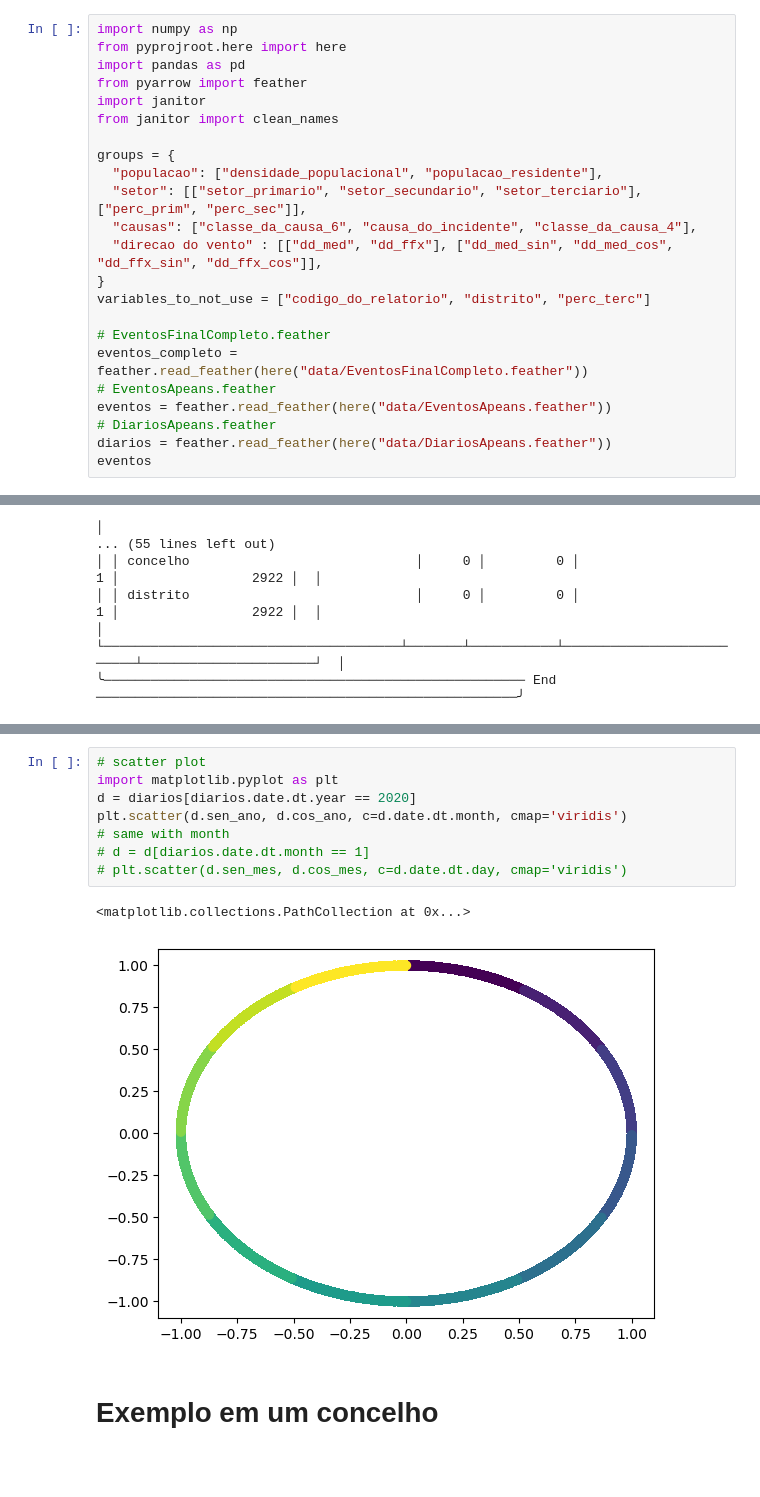
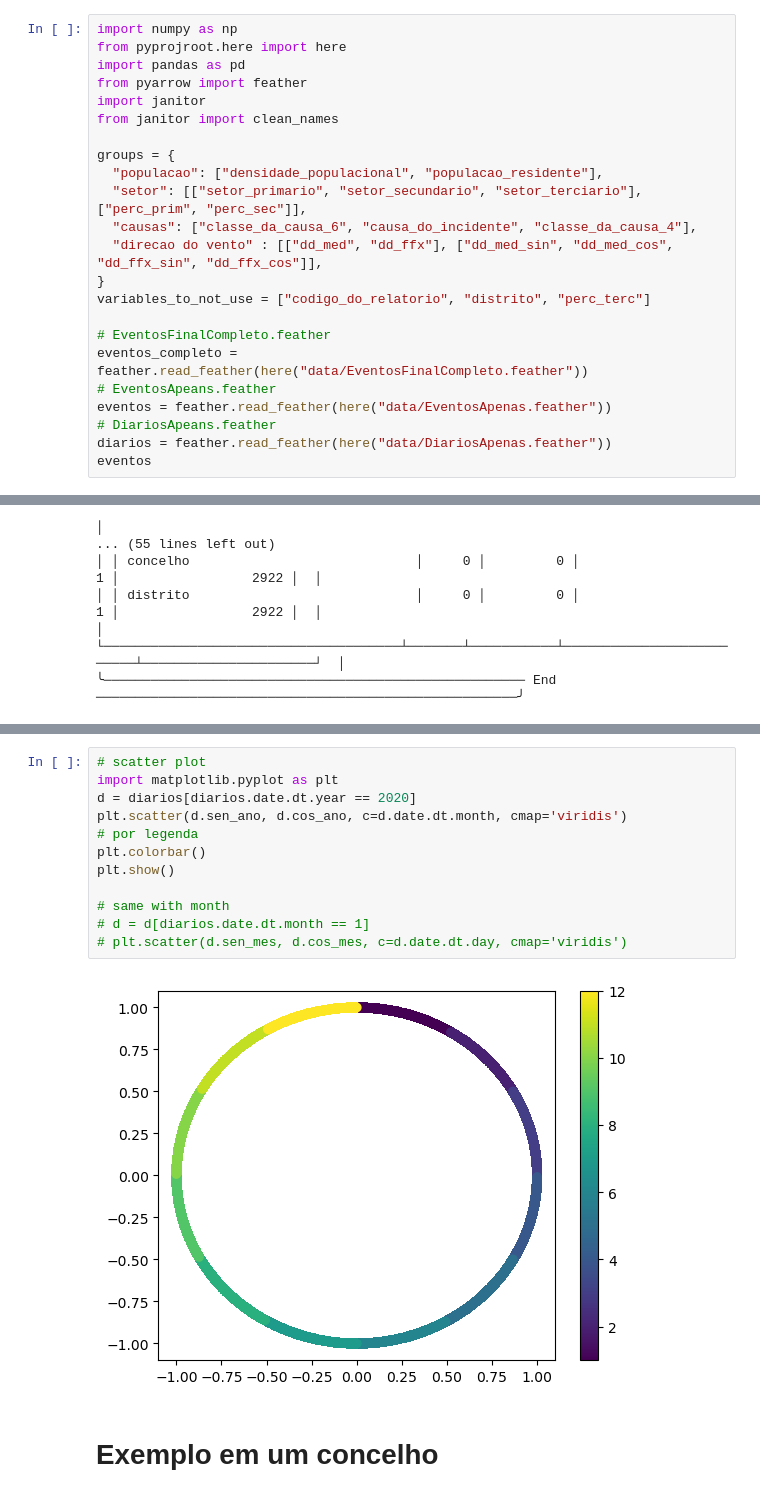
Before and after one commit to Vullkano/pfacd, a Jupyter notebook: src/modeling/modeling_cum.ipynb, the cells around one changed output, grey strips where cells are left out. Saved outputs shown, nothing was run; the diff lists cells and outputs as text; blank space fills up the shorter version.

```diff
--- a/src/modeling/modeling_cum.ipynb
+++ b/src/modeling/modeling_cum.ipynb
@@ -17,9 +17,9 @@ variables_to_not_use = ["codigo_do_relatorio", "distrito", "perc_terc"]
 # EventosFinalCompleto.feather
 eventos_completo = feather.read_feather(here("data/EventosFinalCompleto.feather"))
 # EventosApeans.feather
-eventos = feather.read_feather(here("data/EventosApeans.feather"))
+eventos = feather.read_feather(here("data/EventosApenas.feather"))
 # DiariosApeans.feather
-diarios = feather.read_feather(here("data/DiariosApeans.feather"))
+diarios = feather.read_feather(here("data/DiariosApenas.feather"))
 eventos
 # %% [output]
 |  | codigo_do_relatorio | concelho | data_do_incidente | nivel_de_tensao | causa_do_incidente | ... |
@@ -191,14 +192,17 @@ skim(eventos)
 # %%
 # scatter plot
 import matplotlib.pyplot as plt
 d = diarios[diarios.date.dt.year == 2020]
 plt.scatter(d.sen_ano, d.cos_ano, c=d.date.dt.month, cmap='viridis')
+# por legenda
+plt.colorbar()
+plt.show()
+
 # same with month
 # d = d[diarios.date.dt.month == 1]
 # plt.scatter(d.sen_mes, d.cos_mes, c=d.date.dt.day, cmap='viridis')
 # %% [output]
-<matplotlib.collections.PathCollection at 0x...>
-[figure, old version]
+[figure, new version]
 # %% [markdown]
 # Exemplo em um concelho
 # %% [markdown]
```
Also changed, not shown: parts of 11 cells of this notebook, 5 other files.
